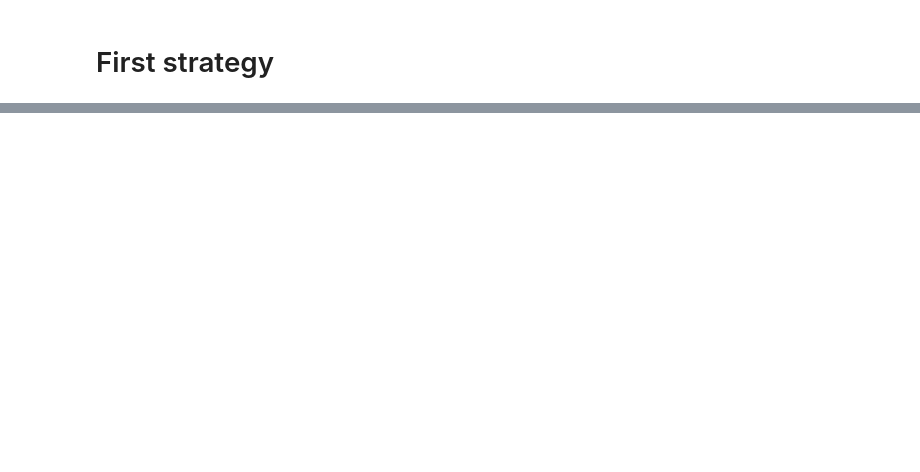
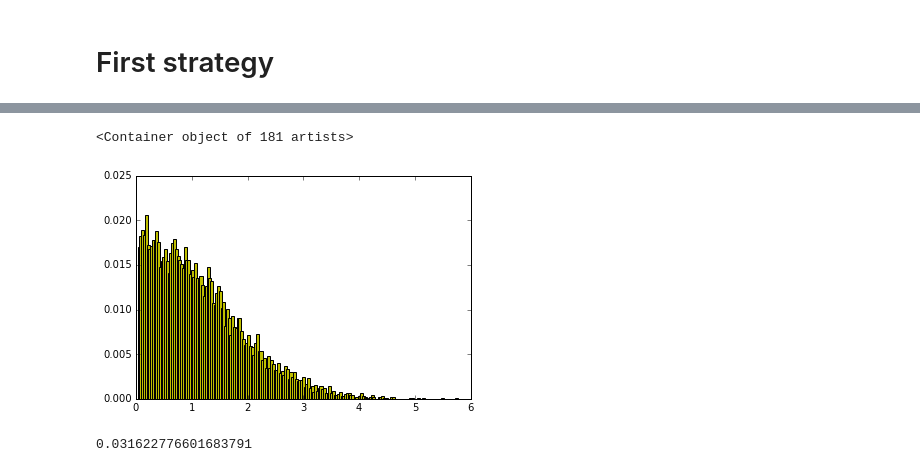
Before and after one commit to ZiggerZZ/MapProjetXForum, a Jupyter notebook: MAP Projet.ipynb, the cells around one changed output, grey strips where cells are left out. Saved outputs shown, nothing was run; the diff lists cells and outputs as text; code cells hidden in the pictures; blank space fills up the shorter version.

```diff
--- a/MAP Projet.ipynb
+++ b/MAP Projet.ipynb
@@ -2,0 +43,22 @@
+# %%
+from collections import Counter
+c = Counter(G_N)
+max_number_of_goodies_left = int(max(c.keys()))
+all_possible_numbers_of_goodies_left = np.arange(1, max_number_of_goodies_left + 1)
+res = np.zeros(max_number_of_goodies_left + 1)
+
+for i in all_possible_numbers_of_goodies_left:
+    res[i] = c[i]
+probability = (1.0/k)*np.array(res[1:max_number_of_goodies_left + 1])
+# %%
+A_N_possibles = 1.0*all_possible_numbers_of_goodies_left/sqrtN
+width = 10.0/len(A_N_possibles) #have to check
+# %%
+plt.bar(A_N_possibles, probability, width=width, color='y')
+# %% [output]
+<Container object of 181 artists>
+[figure, added]
+# %%
+A_N_possibles[0]
+# %% [output]
+0.031622776601683791
```
Also changed, not shown: parts of 19 cells of this notebook.
